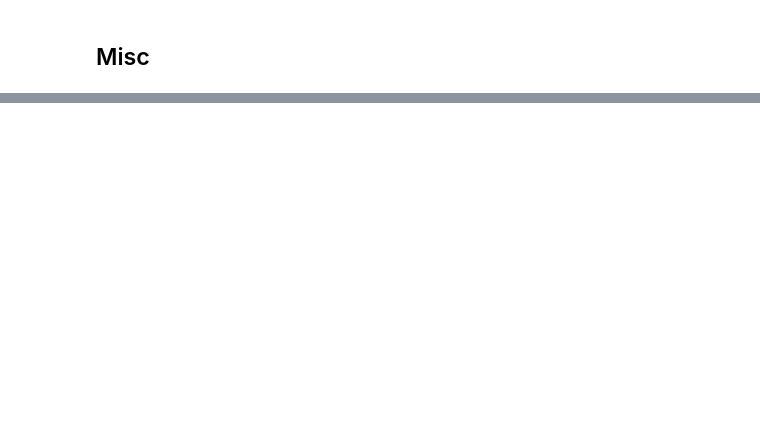
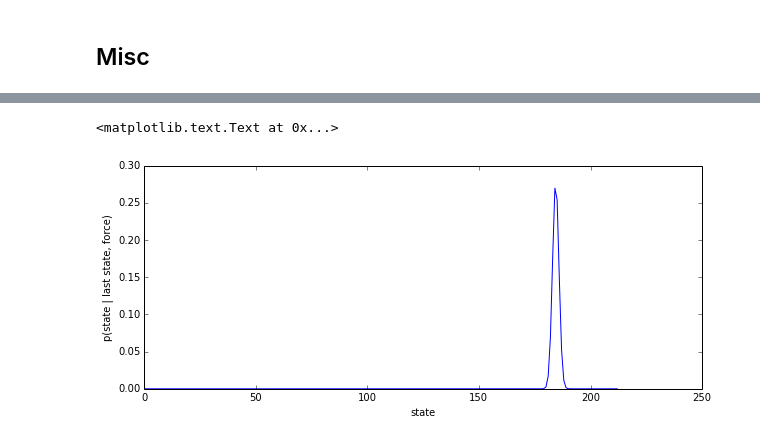
Before and after one commit to surban/ml, a Jupyter notebook: notebooks/Skin-AllChains.ipynb, the cells around one changed output, grey strips where cells are left out. Saved outputs shown, nothing was run; the diff lists cells and outputs as text; code cells hidden in the pictures; blank space fills up the shorter version.

```diff
--- a/notebooks/Skin-AllChains.ipynb
+++ b/notebooks/Skin-AllChains.ipynb
@@ -153,0 +163,11 @@ plt.ylabel("skin")
+# %%
+s = 185
+f = 40
+p = np.exp(sc.log_p_next_state[:, s, f])
+figsize(10,4)
+plt.plot(p)
+plt.xlabel("state")
+plt.ylabel("p(state | last state, force)")
+# %% [output]
+<matplotlib.text.Text at 0x...>
+[figure, added]
```
Also changed, not shown: parts of 5 cells of this notebook, 2 other files.
